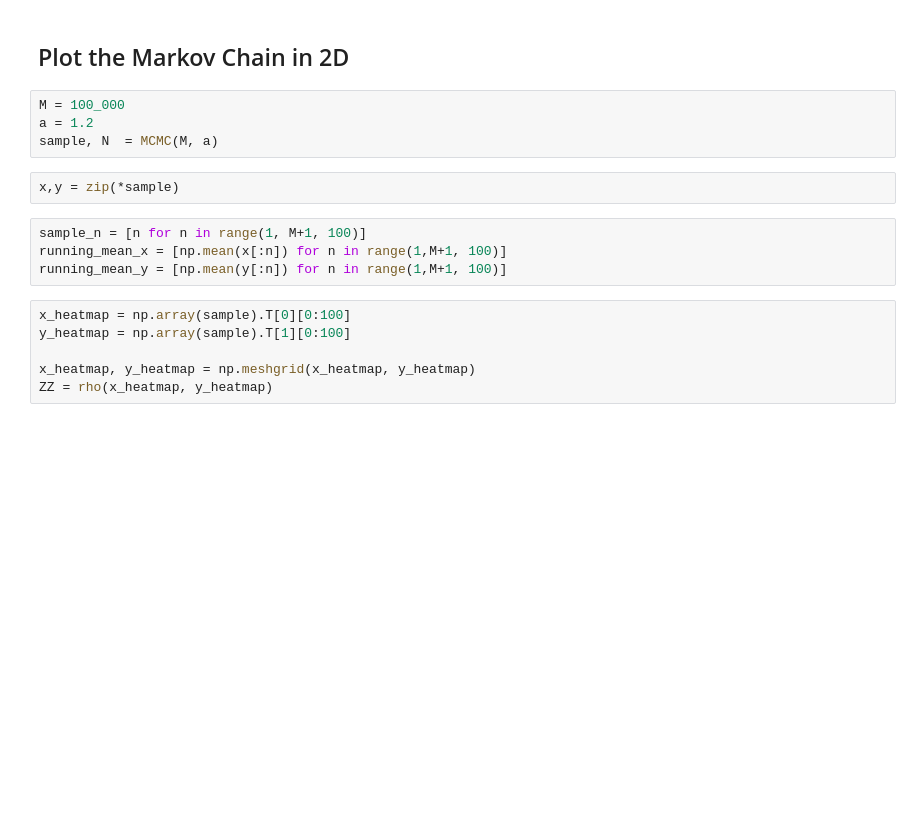
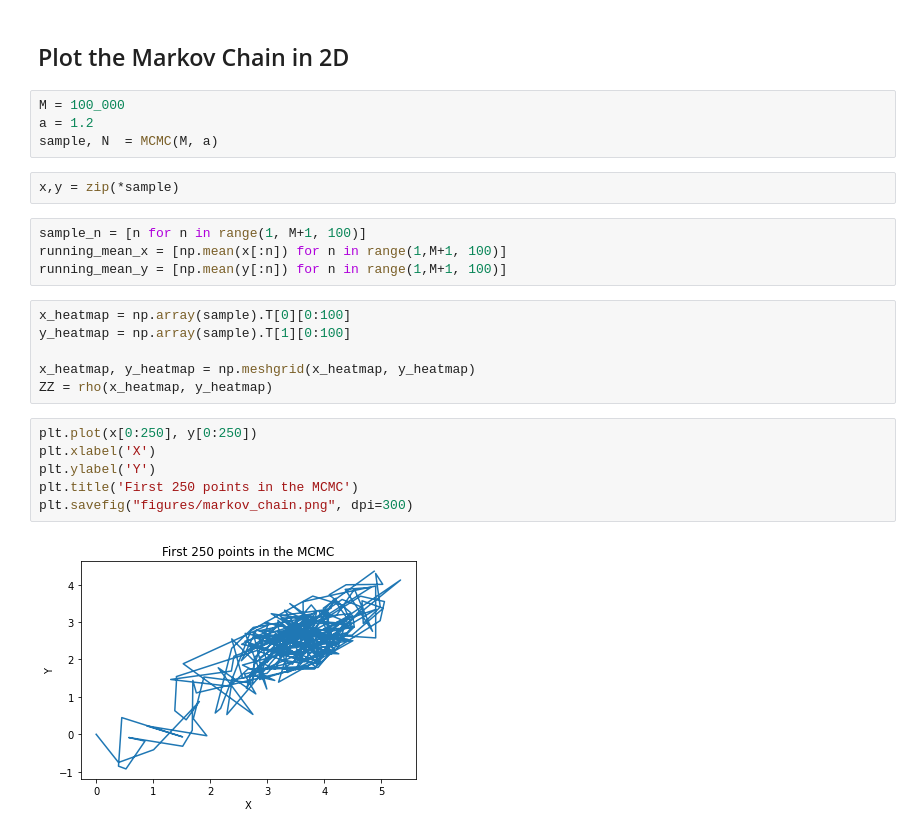
Before and after one commit to SByeUva/uncertainty_quantification, a Jupyter notebook: 08_homework/HW8.ipynb, the cells around one changed output. Saved outputs shown, nothing was run; the diff lists cells and outputs as text; blank space fills up the shorter version.

Commit message:
figures

```diff
--- a/08_homework/HW8.ipynb
+++ b/08_homework/HW8.ipynb
@@ -127,3 +129,11 @@ y_heatmap = np.array(sample).T[1][0:100]
 
 x_heatmap, y_heatmap = np.meshgrid(x_heatmap, y_heatmap)
 ZZ = rho(x_heatmap, y_heatmap)
+# %%
+plt.plot(x[0:250], y[0:250])
+plt.xlabel('X')
+plt.ylabel('Y')
+plt.title('First 250 points in the MCMC')
+plt.savefig("figures/markov_chain.png", dpi=300)
+# %% [output]
+[figure, added]
```
Also changed, not shown: parts of 13 cells of this notebook, 5 other files.
